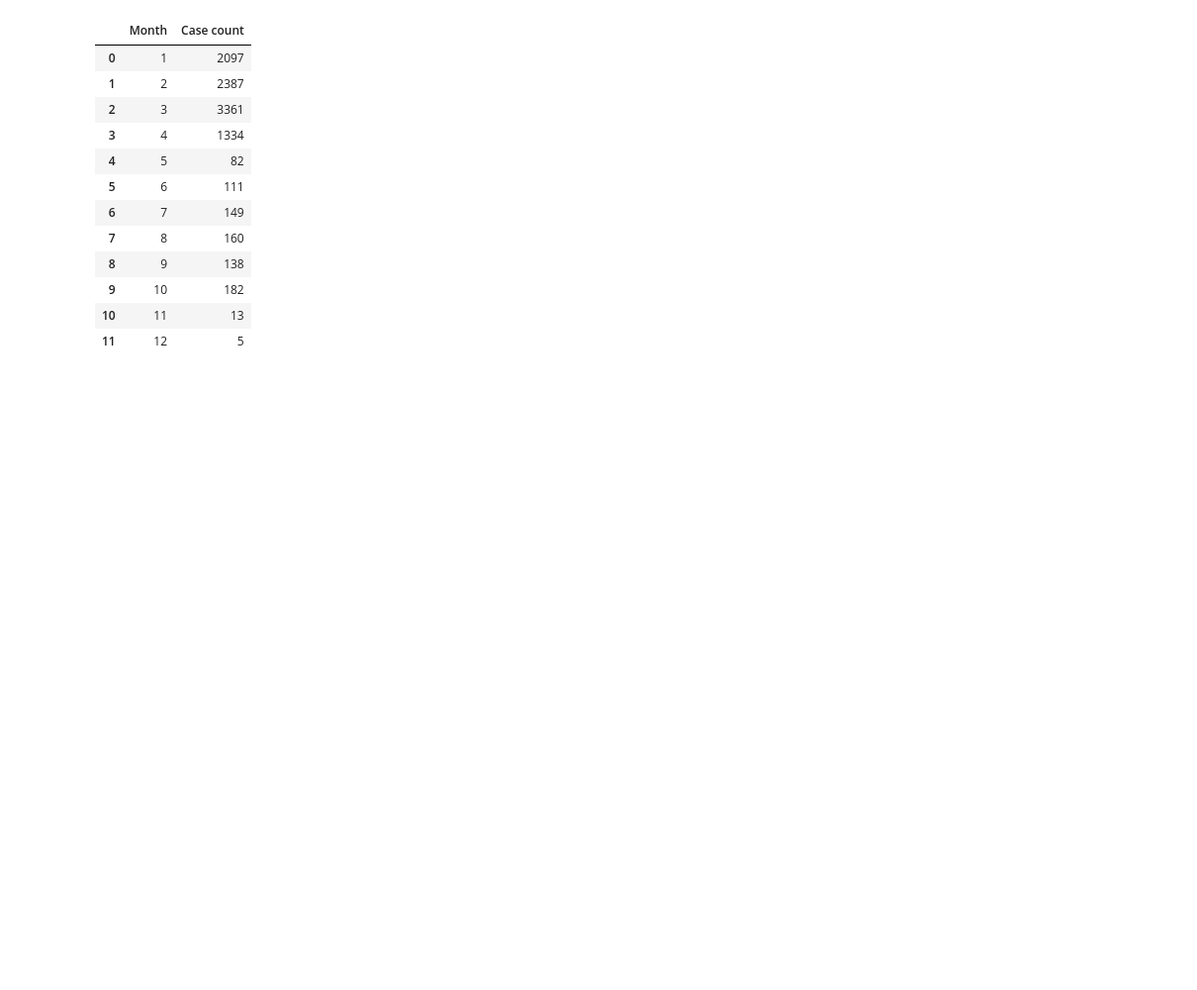
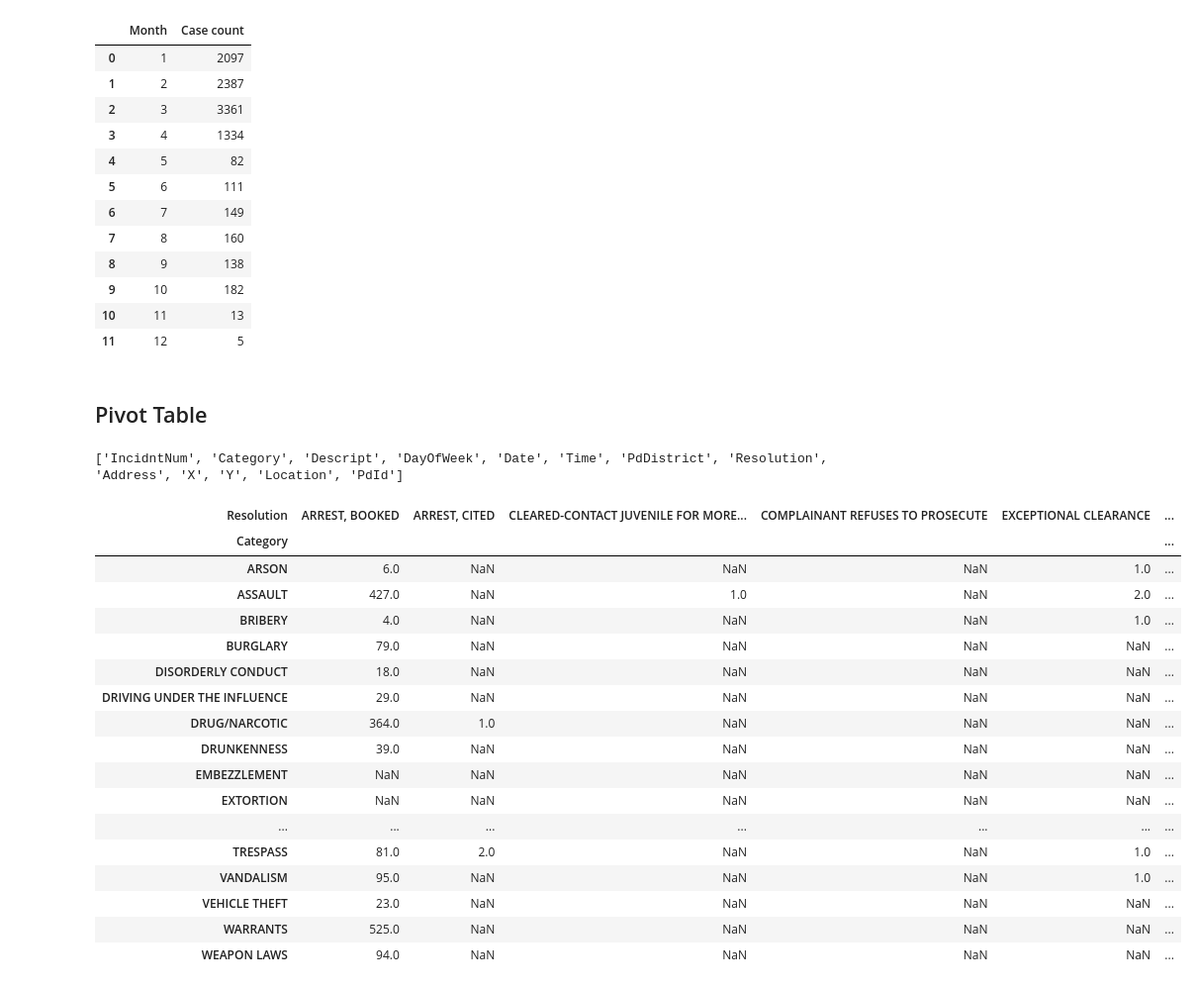
Before and after one commit to Pranshirastogi/Data-analytics-python-course-, a Jupyter notebook: data_analytics/pandas_basics.ipynb, the cells around one changed output. Shown at 99% size. Cells and saved outputs as stored; diff of their text form; code cells hidden in the pictures; blank space fills up the shorter version.

```diff
--- a/data_analytics/pandas_basics.ipynb
+++ b/data_analytics/pandas_basics.ipynb
@@ -257,3 +257,30 @@ def num_to_months(num):
 month_wise_cases['Month']= month_wise_cases['Month'].apply(num_to_months)
 # %%
 px.bar(month_wise_cases,'Month','Case count')
+# %% [markdown]
+## Pivot Table
+# %%
+print(df.columns.to_list())
+# %% [output]
+['IncidntNum', 'Category', 'Descript', 'DayOfWeek', 'Date', 'Time', 'PdDistrict', 'Resolution', 'Address', 'X', 'Y', 'Location', 'PdId']
+# %%
+df.pivot_table(index='Category',columns='Resolution',values='IncidntNum',aggfunc='count')
+# %% [output]
+| Resolution | ARREST, BOOKED | ARREST, CITED | CLEARED-CONTACT JUVENILE FOR MORE... | COMPLAINANT REFUSES TO PROSECUTE | EXCEPTIONAL CLEARANCE | ... |
+| Category |  |  |  |  |  | ... |
+| ARSON | 6.0 | NaN | NaN | NaN | 1.0 | ... |
+| ASSAULT | 427.0 | NaN | 1.0 | NaN | 2.0 | ... |
+| BRIBERY | 4.0 | NaN | NaN | NaN | 1.0 | ... |
+| BURGLARY | 79.0 | NaN | NaN | NaN | NaN | ... |
+| DISORDERLY CONDUCT | 18.0 | NaN | NaN | NaN | NaN | ... |
+| DRIVING UNDER THE INFLUENCE | 29.0 | NaN | NaN | NaN | NaN | ... |
+| DRUG/NARCOTIC | 364.0 | 1.0 | NaN | NaN | NaN | ... |
+| DRUNKENNESS | 39.0 | NaN | NaN | NaN | NaN | ... |
+| EMBEZZLEMENT | NaN | NaN | NaN | NaN | NaN | ... |
+| EXTORTION | NaN | NaN | NaN | NaN | NaN | ... |
+| ... | ... | ... | ... | ... | ... | ... |
+| TRESPASS | 81.0 | 2.0 | NaN | NaN | 1.0 | ... |
+| VANDALISM | 95.0 | NaN | NaN | NaN | 1.0 | ... |
+| VEHICLE THEFT | 23.0 | NaN | NaN | NaN | NaN | ... |
+| WARRANTS | 525.0 | NaN | NaN | NaN | NaN | ... |
+| WEAPON LAWS | 94.0 | NaN | NaN | NaN | NaN | ... |
```
Also changed, not shown: parts of 35 cells of this notebook.
